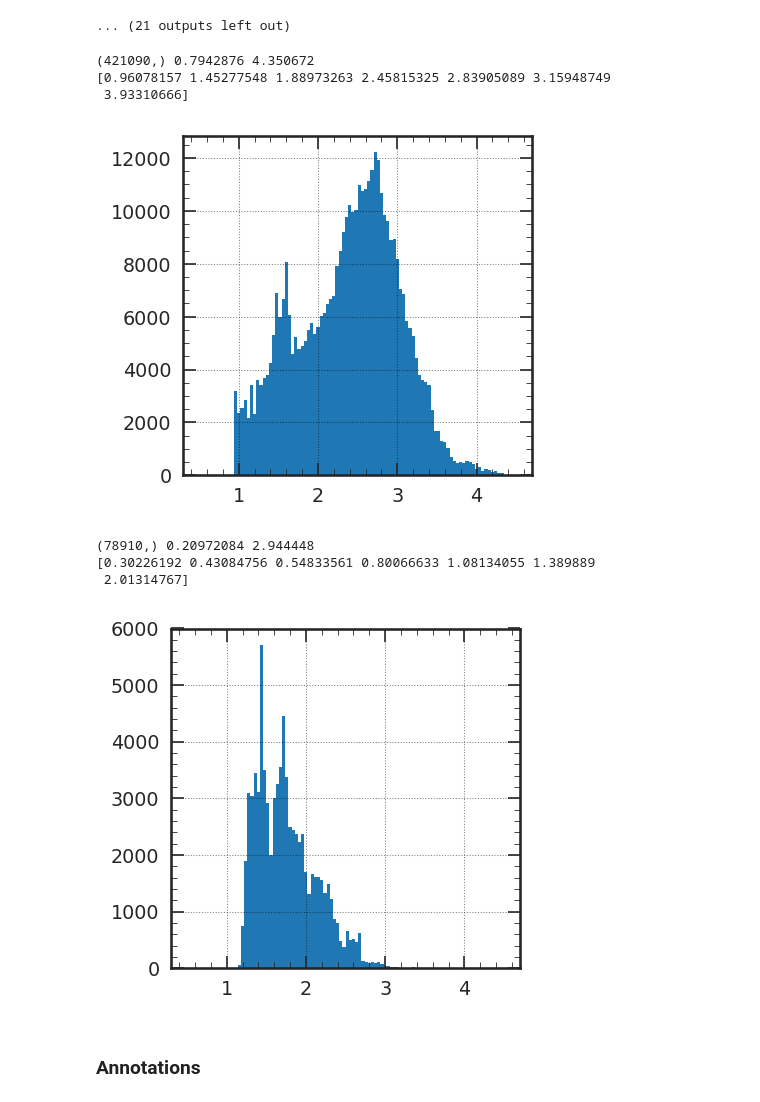
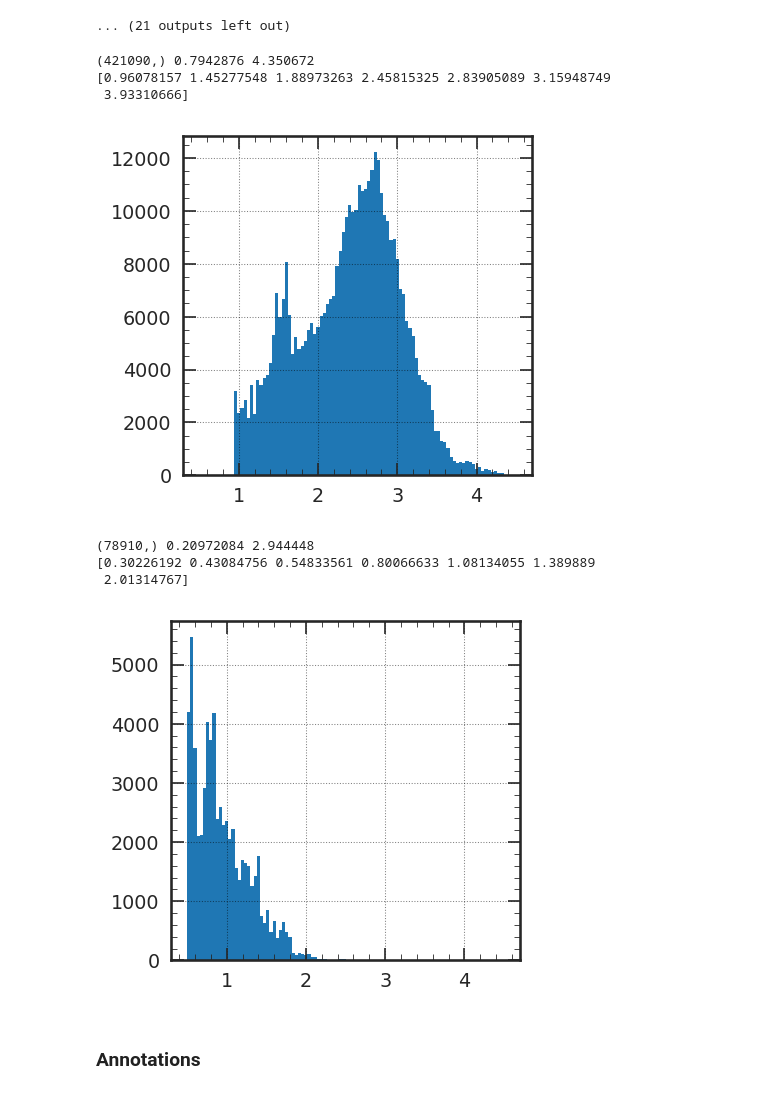
Before and after one commit to srosenzweig09/L1TMuonSimulationsMar2017, a Jupyter notebook: Analyzers/test9/cnn_training_boxes6.ipynb, the cells around one changed output. Drawn from its saved outputs; the diff is of its cells as text; code cells hidden in the pictures.

```diff
--- a/Analyzers/test9/cnn_training_boxes6.ipynb
+++ b/Analyzers/test9/cnn_training_boxes6.ipynb
@@ -703,6 +738,7 @@ def display_boxes(zone, boxes_orig, boxes, cmap=blue_hot, figsize=(7.5,7.5)):
 if do_boxes:
   with np.printoptions(precision=3) as opts:
     display_boxes(zone, boxes_orig, boxes)
+    display_specific_boxes(zone, boxes_orig, boxes)
     print(boxes_orig[2, 2, :, box_col_offset-5:box_col_offset+6, 0])
     print(boxes[2, 2, :, box_col_offset-5:box_col_offset+6, 0])
 # %%
@@ -745,22 +781,24 @@ if do_boxes:
   for i in range(num_rows):
     ax = axs[i//5, i%5]
     ax.plot(np.arange(box1_saved[i].shape[0]), box1_saved[i], color='C1')
+    ax.plot([box_col_offset, box_col_offset], [5e-3, 1e0], '--', color='#cccccc')
     ax.set_ylim(5e-3, 1e0)
     ax.set_yscale('log')
     ax.set_xticklabels([])
     ax.set_yticklabels([])
-    ax.plot([box_col_offset, box_col_offset], [5e-3, 1e0], '--', color='#cccccc')
+    ax.grid(False)
   plt.show()
 
   fig, axs = plt.subplots(2, num_rows//2, figsize=(2*5/2,2), tight_layout=True)
   for i in range(num_rows):
     ax = axs[i//5, i%5]
     ax.plot(np.arange(box2_saved[i].shape[0]), box2_saved[i], color='C2')
+    ax.plot([box_col_offset, box_col_offset], [5e-3, 1e0], '--', color='#cccccc')
     ax.set_ylim(5e-3, 1e0)
     ax.set_yscale('log')
     ax.set_xticklabels([])
     ax.set_yticklabels([])
-    ax.plot([box_col_offset, box_col_offset], [5e-3, 1e0], '--', color='#cccccc')
+    ax.grid(False)
   plt.show()
 
   fig, axs = plt.subplots(num_par_rows, num_par_cols, figsize=(7.5,7.5), tight_layout=True)
@@ -774,6 +812,7 @@ if do_boxes:
     _ = hist2d_on_binned_array(h.T, xedges, yedges, ax=ax, colorbar=False)
     ax.set_xticklabels([])
     ax.set_yticklabels([])
+    ax.grid(False)
   plt.show()
 # %%
 if do_boxes:
@@ -792,6 +831,7 @@ else:
   # Display boxes
   with np.printoptions(precision=3) as opts:
     display_boxes(zone, boxes_orig, boxes)
+    display_specific_boxes(zone, boxes_orig, boxes)
     print(boxes_orig[2, 2, :, box_col_offset-5:box_col_offset+6, 0])
     print(boxes[2, 2, :, box_col_offset-5:box_col_offset+6, 0])
 # %% [output]
@@ -941,8 +944,7 @@ Wall time: 26.4 s
 # %%
 # Display annotation
 
-def single_val(t):
-  return t[0]
+single_val = lambda t: t[0]
 
 def display_annotation(zone, par, annot, cmap=None, figsize=(3,4)):
   par_row, par_col = find_par_row_col(par)
@@ -1042,26 +1044,25 @@ if do_annotations_trial:
 # %%
 if do_annotations_trial:
   fig, ax = plt.subplots(1, 1, figsize=(3,3))
   print(activations_1.shape, activations_1.min(), activations_1.max())
   print(np.percentile(activations_1, q=[0.5,10,25,50,75,90,99.5], overwrite_input=True))
   _ = ax.hist(activations_1, range=(0.5,4.5), bins=100)
   plt.show()
 
   if len(activations_2):
     fig, ax = plt.subplots(1, 1, figsize=(3,3))
     print(activations_2.shape, activations_2.min(), activations_2.max())
     print(np.percentile(activations_2, q=[0.5,10,25,50,75,90,99.5], overwrite_input=True))
-    #_ = ax.hist(activations_2, range=(0.5,4.5), bins=100)
-    _ = ax.hist(activations_2 + 0.9, range=(0.5,4.5), bins=100)
+    _ = ax.hist(activations_2, range=(0.5,4.5), bins=100)
     plt.show()
 # %% [output]
 (421090,) 0.7942876 4.350672
 [0.96078157 1.45277548 1.88973263 2.45815325 2.83905089 3.15948749
  3.93310666]
 [figure]
 (78910,) 0.20972084 2.944448
 [0.30226192 0.43084756 0.54833561 0.80066633 1.08134055 1.389889
  2.01314767]
-[figure, old version]
+[figure, new version]
 # %% [markdown]
 ### Annotations
```
Also changed, not shown: parts of 23 cells of this notebook, 1 other file.
